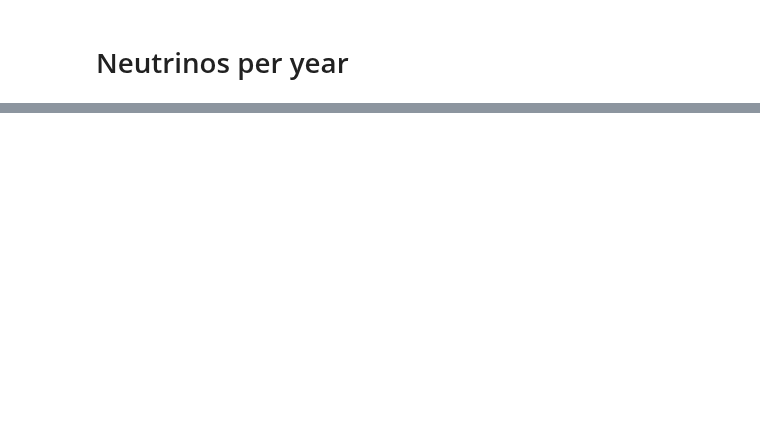
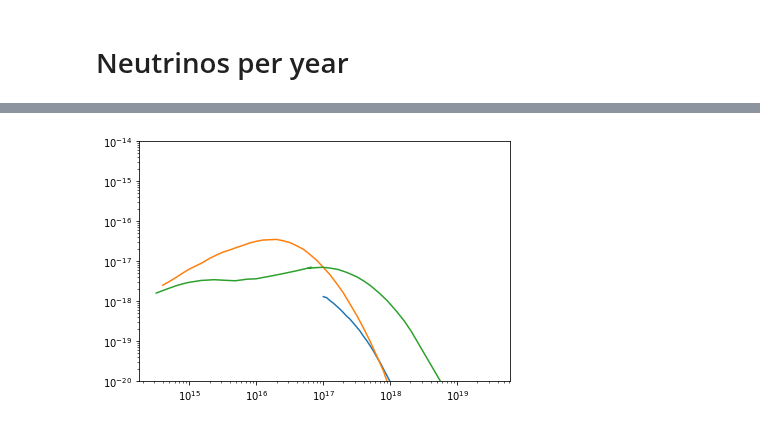
Before and after one commit to toej93/ARA_analysis, a Jupyter notebook: plotting/limits/sensitivities_for_ARAproposal2019.ipynb, the cells around one changed output, grey strips where cells are left out. Saved outputs shown, nothing was run; the diff lists cells and outputs as text; code cells hidden in the pictures; blank space fills up the shorter version.

```diff
--- a/plotting/limits/sensitivities_for_ARAproposal2019.ipynb
+++ b/plotting/limits/sensitivities_for_ARAproposal2019.ipynb
@@ -87,0 +89,15 @@ neutrino_plots.plot_neutrinos_by_year_ara(fluxes, ara_energies, ara_by_year, sty
+# %%
+import pandas as pd
+import matplotlib.pyplot as plt
+colnames=["energy", "flux","n","b"]
+witt = pd.read_csv("/users/PCON0003/cond0068/ARA/AraRoot/analysis/ARA_analysis/plotting/limits/sensitivities/wittkowski_BFields.txt",skiprows=range(0, 7),names=colnames,sep=" ", index_col=False)
+batista = pd.read_csv("/users/PCON0003/cond0068/ARA/AraRoot/analysis/ARA_analysis/plotting/limits/sensitivities/batista18.txt",skiprows=range(0, 7),names=colnames,sep=" ", index_col=False)
+ahlers = pd.read_csv("/users/PCON0003/cond0068/ARA/AraRoot/analysis/ARA_analysis/plotting/limits/sensitivities/ahlers_1.txt",skiprows=range(0, 7),names=colnames,sep="\t", index_col=False)
+# %%
+plt.loglog(witt["energy"], 1E9*witt["n"]/witt["energy"])
+plt.loglog(batista["energy"], 1E9*batista["n"]/batista["energy"])
+plt.loglog(ahlers["energy"], 1E9*ahlers["flux"]/ahlers["energy"])
+plt.ylim(1E-20,1E-14)
+plt.tight_layout()
+# %% [output]
+[figure, added]
```
Also changed, not shown: parts of 8 cells of this notebook, 20 other files.
